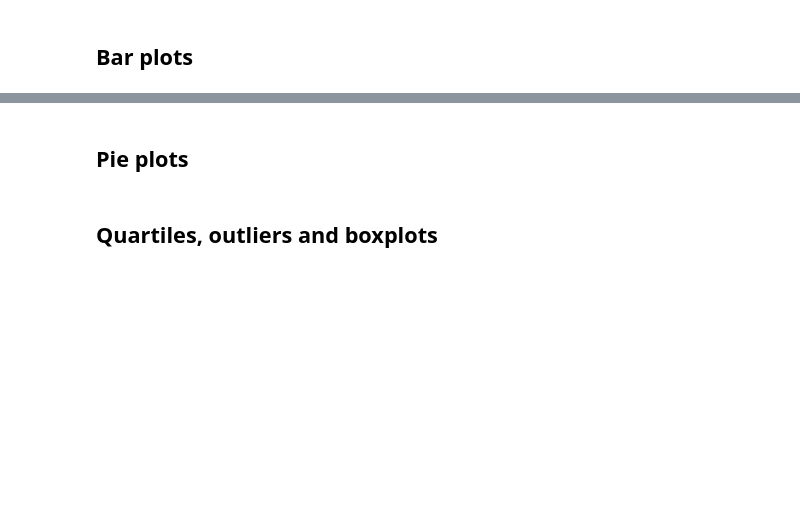
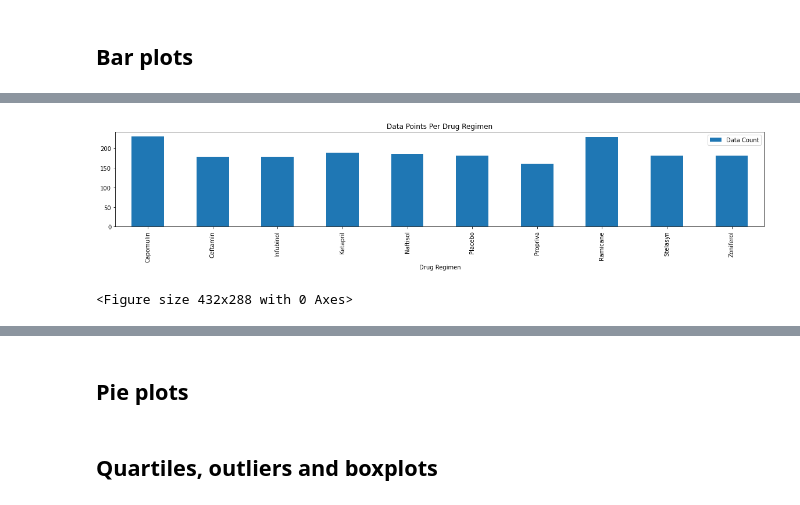
Before and after one commit to jamesa820/matplotlib_challenge, a Jupyter notebook: Homework/Instructions/Pymaceuticals/pymaceuticals_HW.ipynb, the cells around one changed output, grey strips where cells are left out. Cells and saved outputs as stored; diff of their text form; code cells hidden in the pictures; blank space fills up the shorter version.

Commit message:
Added barcharts for Data count

```diff
--- a/Homework/Instructions/Pymaceuticals/pymaceuticals_HW.ipynb
+++ b/Homework/Instructions/Pymaceuticals/pymaceuticals_HW.ipynb
@@ -114,4 +114,6 @@ df_merged
 # %% [markdown]
 ## Bar plots
 # %%
-data_points=mouse_study_df.groupby(["Drug Regimen"])["Drug Regimen"].count().reset_index(name="count")
+data_points=mouse_study_df.groupby(["Drug Regimen"])["Drug Regimen"].count().reset_index(name="Data Count")
+data_points=data_points.set_index("Drug Regimen")
+data_points
@@ -117,0 +133,12 @@ data_points=mouse_study_df.groupby(["Drug Regimen"])["Drug Regimen"].count().res
+# %%
+# Generate a bar plot showing number of data points for each treatment regimen using pandas
+data_points.plot(kind="bar", figsize=(20,3))
+
+# Set a title for the chart
+plt.title("Data Points Per Drug Regimen")
+
+plt.show()
+plt.tight_layout()
+# %% [output]
+[figure, added]
+<Figure size 432x288 with 0 Axes>
```
Also changed, not shown: parts of 5 cells of this notebook.
